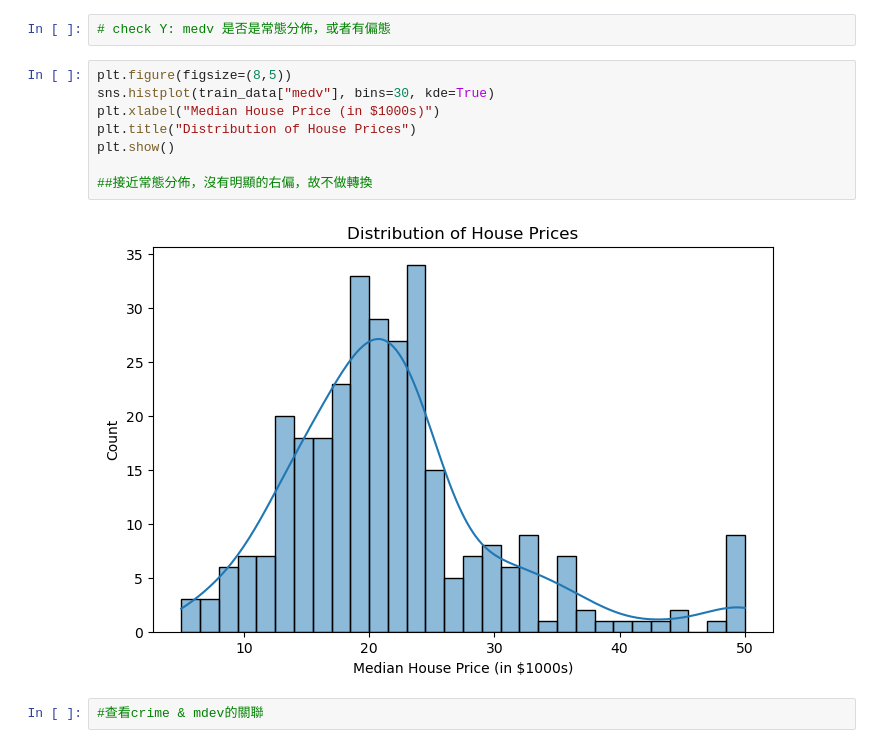
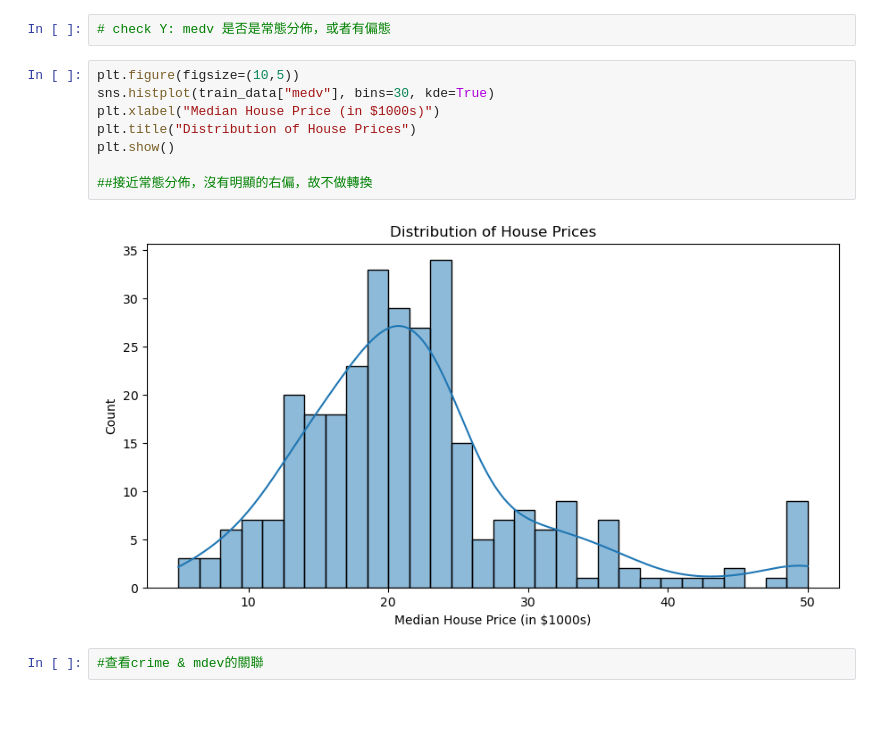
Before and after one commit to Ingridtseng/boston_housing, a Jupyter notebook: Boston_housing.ipynb, the cells around one changed output. Drawn from its saved outputs; the diff is of its cells as text; blank space fills up the shorter version.

```diff
--- a/Boston_housing.ipynb
+++ b/Boston_housing.ipynb
@@ -82,15 +85,15 @@ first, check the distribution of Y ('medv')
 # %%
 # check Y: medv 是否是常態分佈，或者有偏態
 # %%
-plt.figure(figsize=(8,5))
+plt.figure(figsize=(10,5))
 sns.histplot(train_data["medv"], bins=30, kde=True)
 plt.xlabel("Median House Price (in $1000s)")
 plt.title("Distribution of House Prices")
 plt.show()
 
 ##接近常態分佈，沒有明顯的右偏，故不做轉換
 # %% [output]
-[figure, old version]
+[figure, new version]
 # %%
 #查看crime & mdev的關聯
 # %%
```
Also changed, not shown: parts of 6 cells of this notebook.
